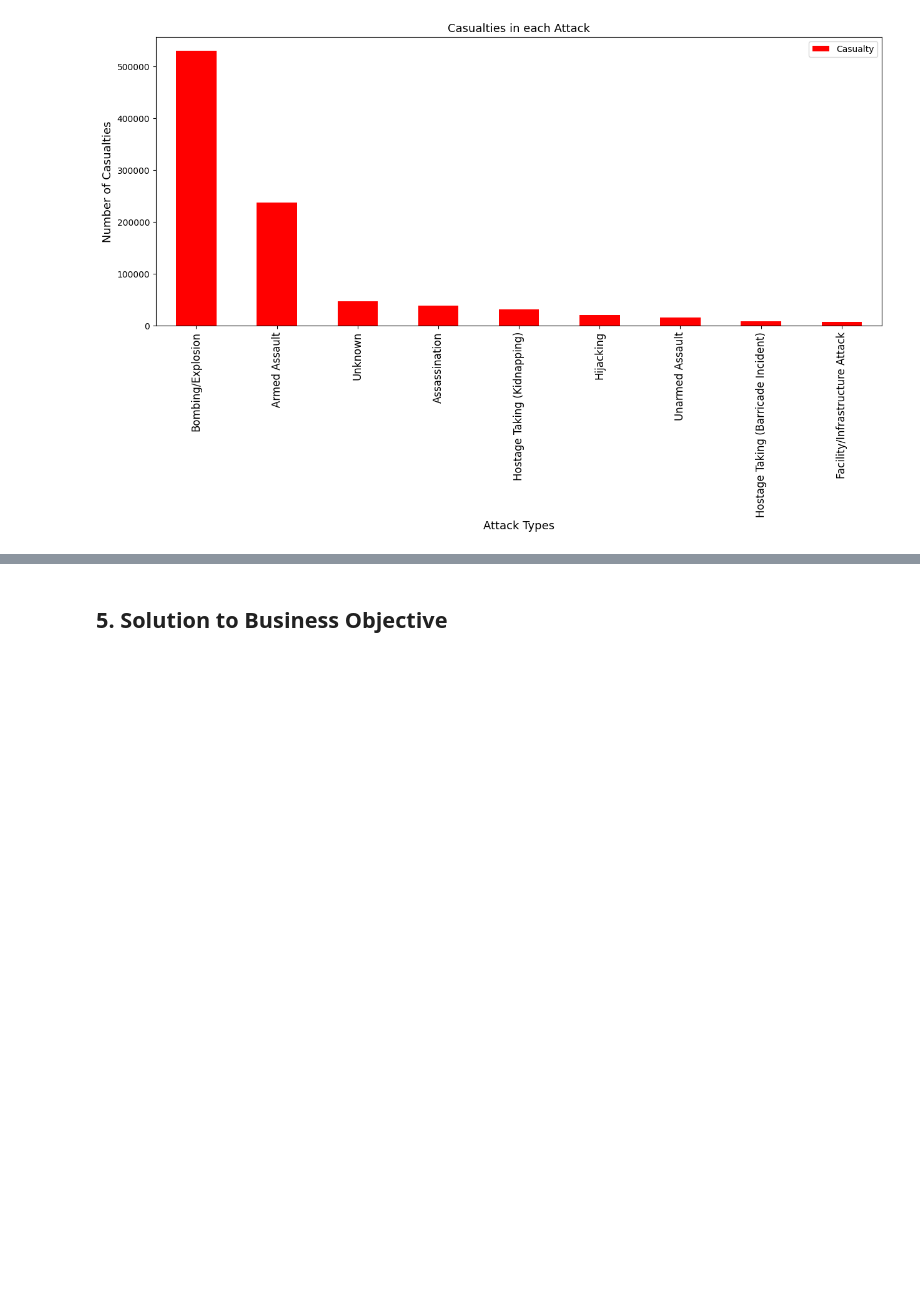
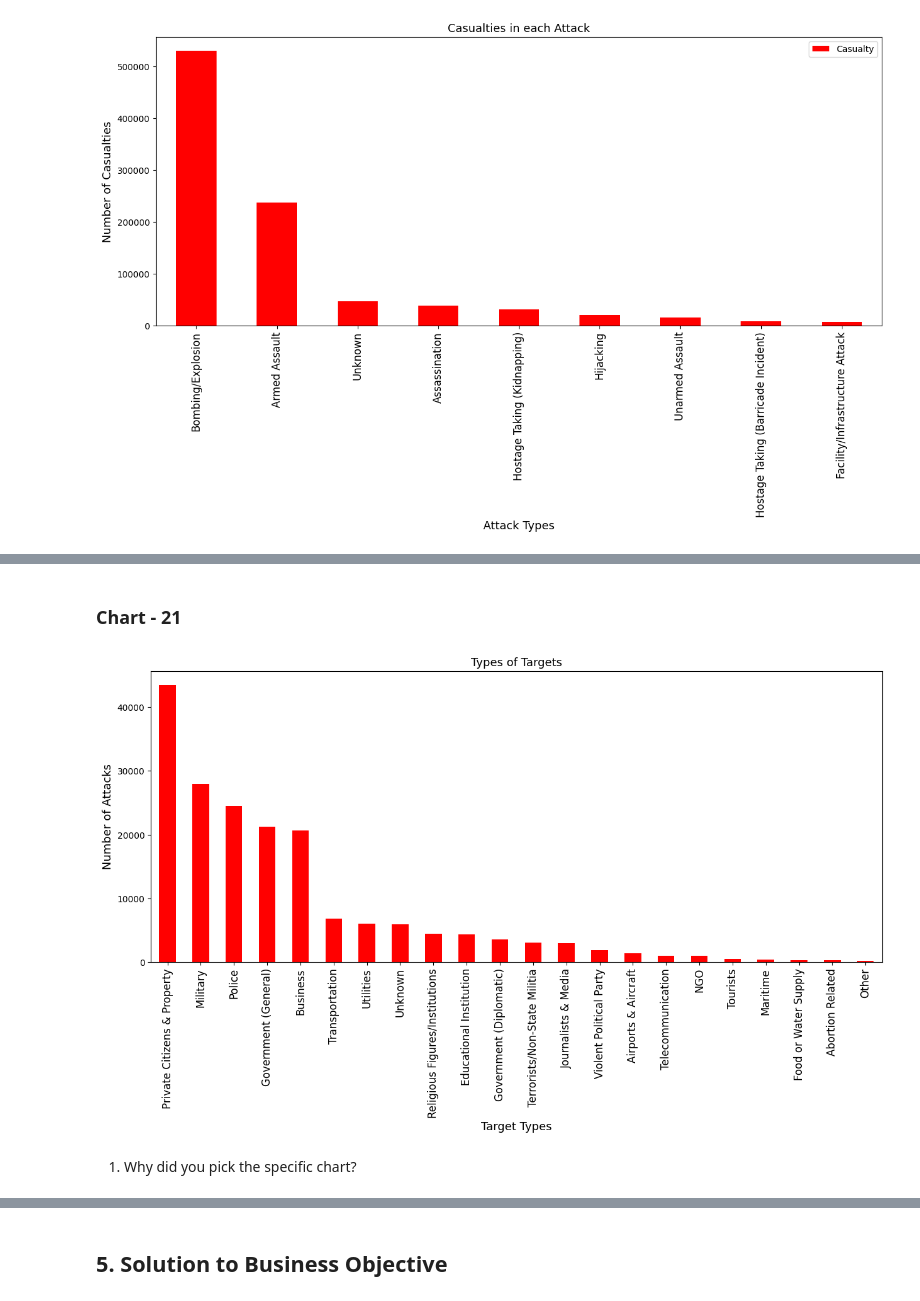
Before and after one commit to Amrit007-droid/Global-Terrorism-Dataset-EDA-, a Jupyter notebook: Global_Terrorism_Dataset_EDA_submission_.ipynb, the cells around one changed output, grey strips where cells are left out. Drawn from its saved outputs; the diff is of its cells as text; code cells hidden in the pictures; blank space fills up the shorter version.

```diff
--- a/Global_Terrorism_Dataset_EDA_submission_.ipynb
+++ b/Global_Terrorism_Dataset_EDA_submission_.ipynb
@@ -1477,0 +1560,3 @@ plt.show()
+# %%
+ta=df["Target Type"].value_counts()
+ta
@@ -1477,0 +1581,14 @@ plt.show()
+# %% [markdown]
+### Chart - 21
+# %%
+# Chart - 21 visualization code
+ta.plot(kind="bar",color="red",figsize=(15,6))
+plt.title("Types of Targets",fontsize=13)
+plt.xlabel("Target Types",fontsize=13)
+plt.xticks(fontsize=12)
+plt.ylabel("Number of Attacks",fontsize=13)
+plt.show()
+# %% [output]
+[figure, added]
+# %% [markdown]
+1. Why did you pick the specific chart?
```
Also changed, not shown: parts of 55 cells of this notebook.
